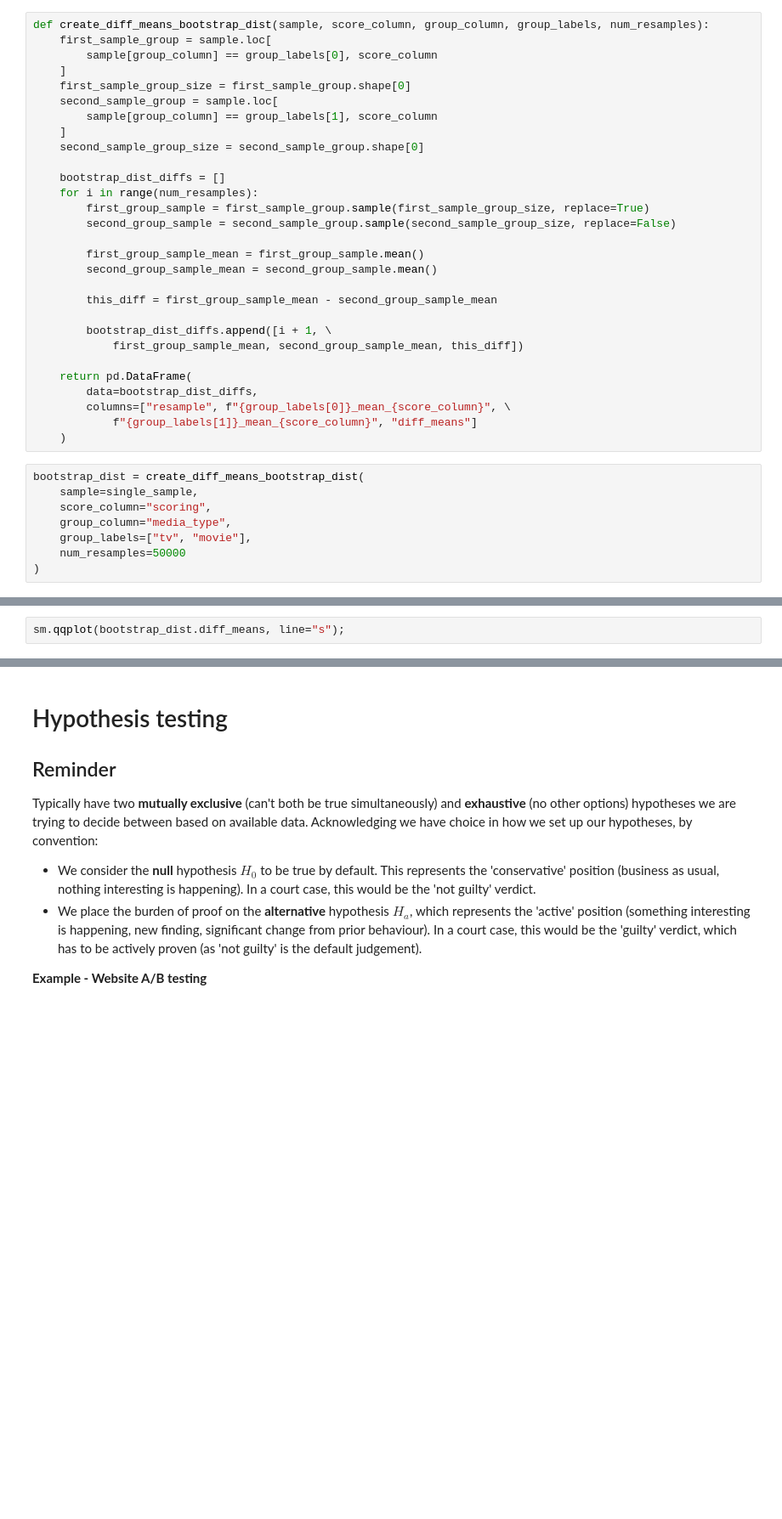
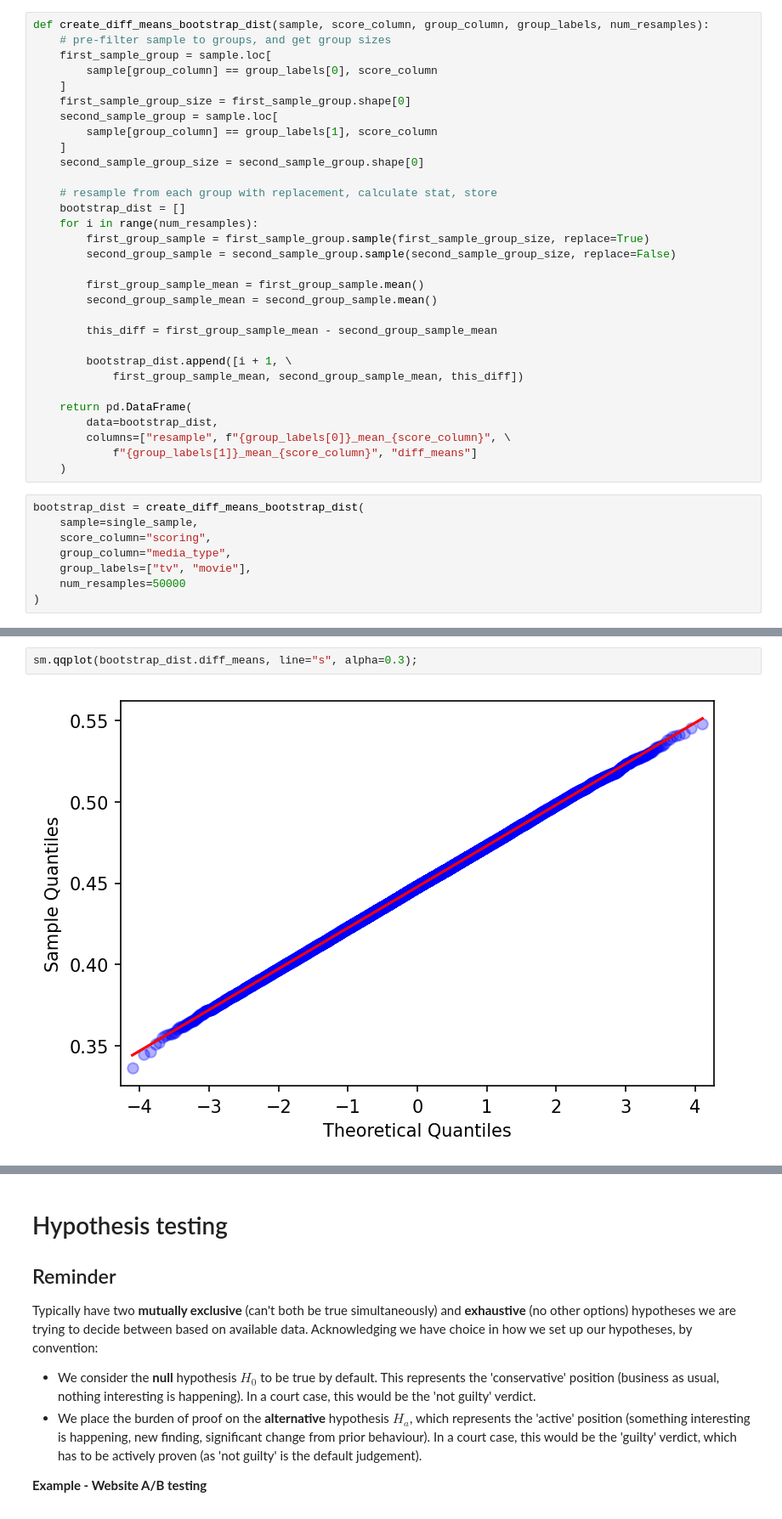
Before and after one commit to derekmiddlemiss/python-resampling, a Jupyter notebook: Resampling_v2.ipynb, the cells around one changed output, grey strips where cells are left out. Shown at 85% size. Saved outputs shown, nothing was run; the diff lists cells and outputs as text; blank space fills up the shorter version.

```diff
--- a/Resampling_v2.ipynb
+++ b/Resampling_v2.ipynb
@@ -276,5 +393,6 @@ So what do we do if we only have this one sample. This is all the data it was pr
 # %%
 def create_diff_means_bootstrap_dist(sample, score_column, group_column, group_labels, num_resamples):
+    # pre-filter sample to groups, and get group sizes
     first_sample_group = sample.loc[
         sample[group_column] == group_labels[0], score_column
     ]
@@ -284,7 +402,8 @@ def create_diff_means_bootstrap_dist(sample, score_column, group_column, group_l
     ]
     second_sample_group_size = second_sample_group.shape[0]
 
-    bootstrap_dist_diffs = []
+    # resample from each group with replacement, calculate stat, store
+    bootstrap_dist = []
     for i in range(num_resamples):
         first_group_sample = first_sample_group.sample(first_sample_group_size, replace=True)
         second_group_sample = second_sample_group.sample(second_sample_group_size, replace=False)
@@ -294,11 +413,11 @@ def create_diff_means_bootstrap_dist(sample, score_column, group_column, group_l
 
         this_diff = first_group_sample_mean - second_group_sample_mean
 
-        bootstrap_dist_diffs.append([i + 1, \
+        bootstrap_dist.append([i + 1, \
             first_group_sample_mean, second_group_sample_mean, this_diff])
 
     return pd.DataFrame(
-        data=bootstrap_dist_diffs,
+        data=bootstrap_dist,
         columns=["resample", f"{group_labels[0]}_mean_{score_column}", \
             f"{group_labels[1]}_mean_{score_column}", "diff_means"]
     )
@@ -318,2 +455,4 @@ plt.axvline(sample_statistic, 0, 1, color="red");
 # %%
-sm.qqplot(bootstrap_dist.diff_means, line="s");
+sm.qqplot(bootstrap_dist.diff_means, line="s", alpha=0.3);
+# %% [output]
+[figure, added]
```
Also changed, not shown: parts of 54 cells of this notebook.
